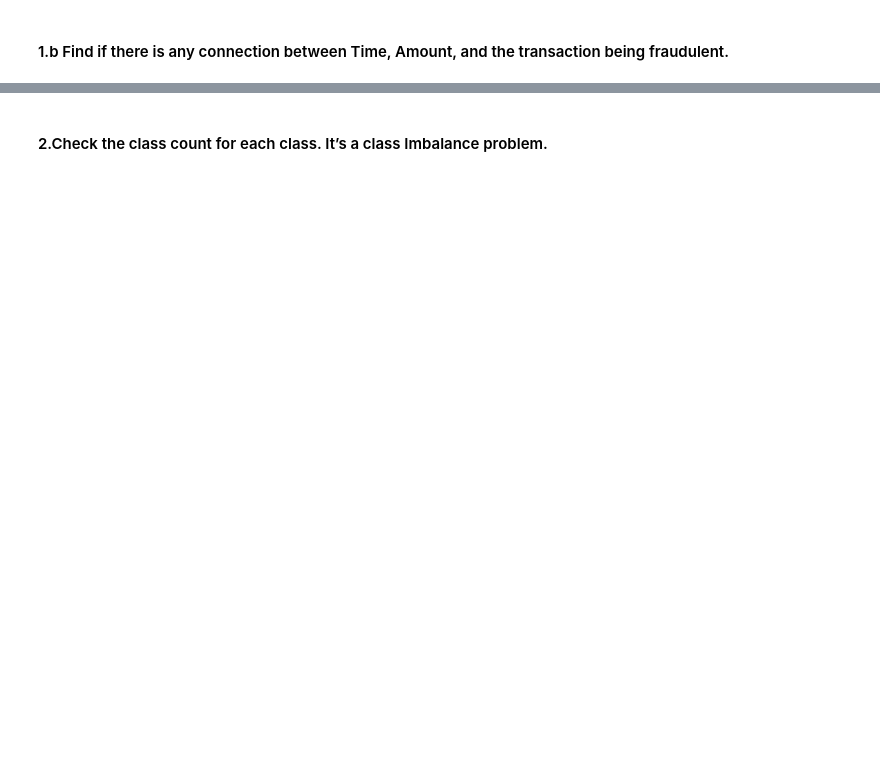
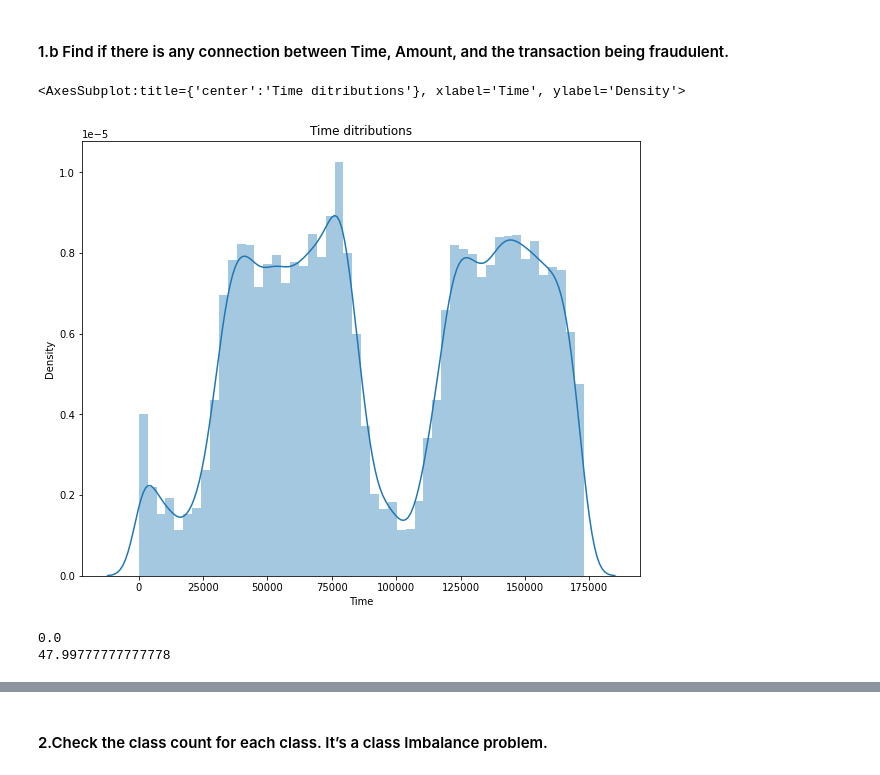
Before and after one commit to kaleshkk/AI-projects, a Jupyter notebook: Project 2/Finance.ipynb, the cells around one changed output, grey strips where cells are left out. Cells and saved outputs as stored; diff of their text form; code cells hidden in the pictures; blank space fills up the shorter version.

```diff
--- a/Project 2/Finance.ipynb
+++ b/Project 2/Finance.ipynb
@@ -55 +71,4 @@ FileNotFoundError: [Errno 2] No such file or directory: './dataset/train_data.cs
+# %%
+df_train = copy.deepcopy(df_train_original)
+df_test = copy.deepcopy(df_test_original)
 # %%
@@ -77,6 +112,5 @@ print("number of duplicate test rows: ", duplicate_rows_df_test_original.shape)
 # %%
 # Remove duplicate entires
-df_train_original = df_train_original.drop_duplicates()
-df_dev_original = df_dev_original.drop_duplicates()
-df_test_original = df_test_original.drop_duplicates()
+df_train = df_train.drop_duplicates()
+df_test = df_test.drop_duplicates()
 # %%
@@ -92,13 +146,19 @@ df_train_original.describe().T
 # %%
 # visualizations of time
 plt.figure(figsize=(10,8))
 plt.title("Time ditributions")
-sns.distplot(df_train_original.Time)
+sns.distplot(df_train.Time)
+# %% [output]
+<AxesSubplot:title={'center':'Time ditributions'}, xlabel='Time', ylabel='Density'>
+[figure, added]
 # %%
 # The time inseconds need to converts
-df_train_original['Time'] = df_train_original['Time'] / 3600
+df_train['Time'] = df_train['Time'] / 3600
 # df_train_original['Time'] = df_train_original['Time'] / 24
-print(df_train_original['Time'].min())
-print(df_train_original['Time'].max())
+print(df_train['Time'].min())
+print(df_train['Time'].max())
+# %% [output]
+0.0
+47.99777777777778
 # %%
 plt.figure(figsize=(12,6), dpi=80)
```
Also changed, not shown: parts of 68 cells of this notebook.
